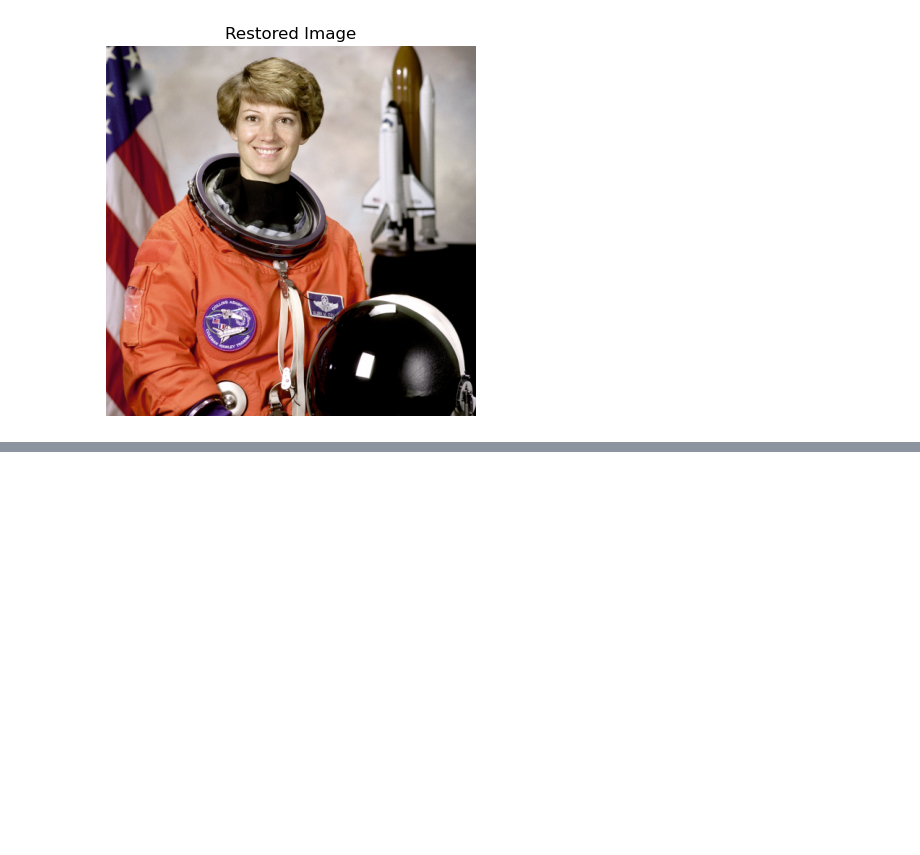
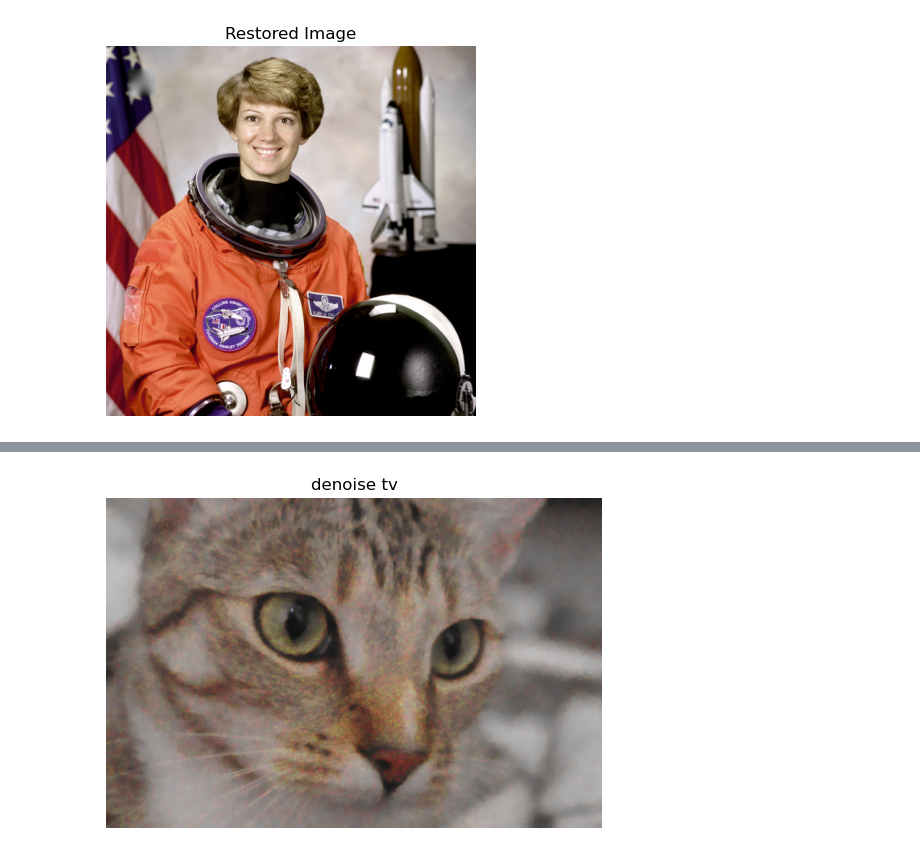
Before and after one commit to melikayazdanpanah/imgprocessing_datacamp, a Jupyter notebook: image_restoration.ipynb, the cells around one changed output, grey strips where cells are left out. Drawn from its saved outputs; the diff is of its cells as text; code cells hidden in the pictures; blank space fills up the shorter version.

```diff
--- a/image_restoration.ipynb
+++ b/image_restoration.ipynb
@@ -43,0 +60,9 @@ show_image(restore_image, 'Restored Image')
+# %%
+#denoise -total variation -bilateral -non-local means
+from skimage.restoration import denoise_tv_chambolle
+
+# Apply Total Variation denoising
+denoised_image = denoise_tv_chambolle(noisy_image, weight=0.1)
+show_image(denoised_image , "denoise tv")
+# %% [output]
+[figure, added]
```
Also changed, not shown: parts of 12 cells of this notebook.
